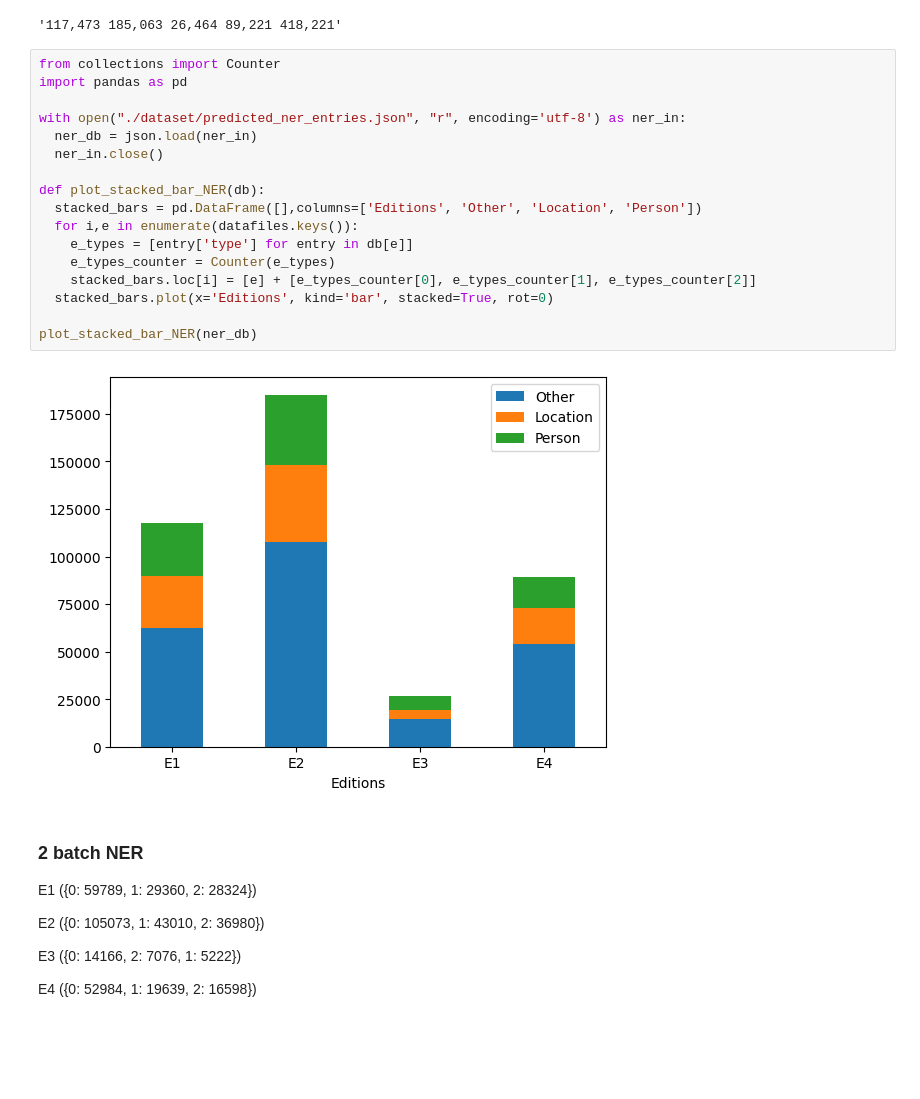
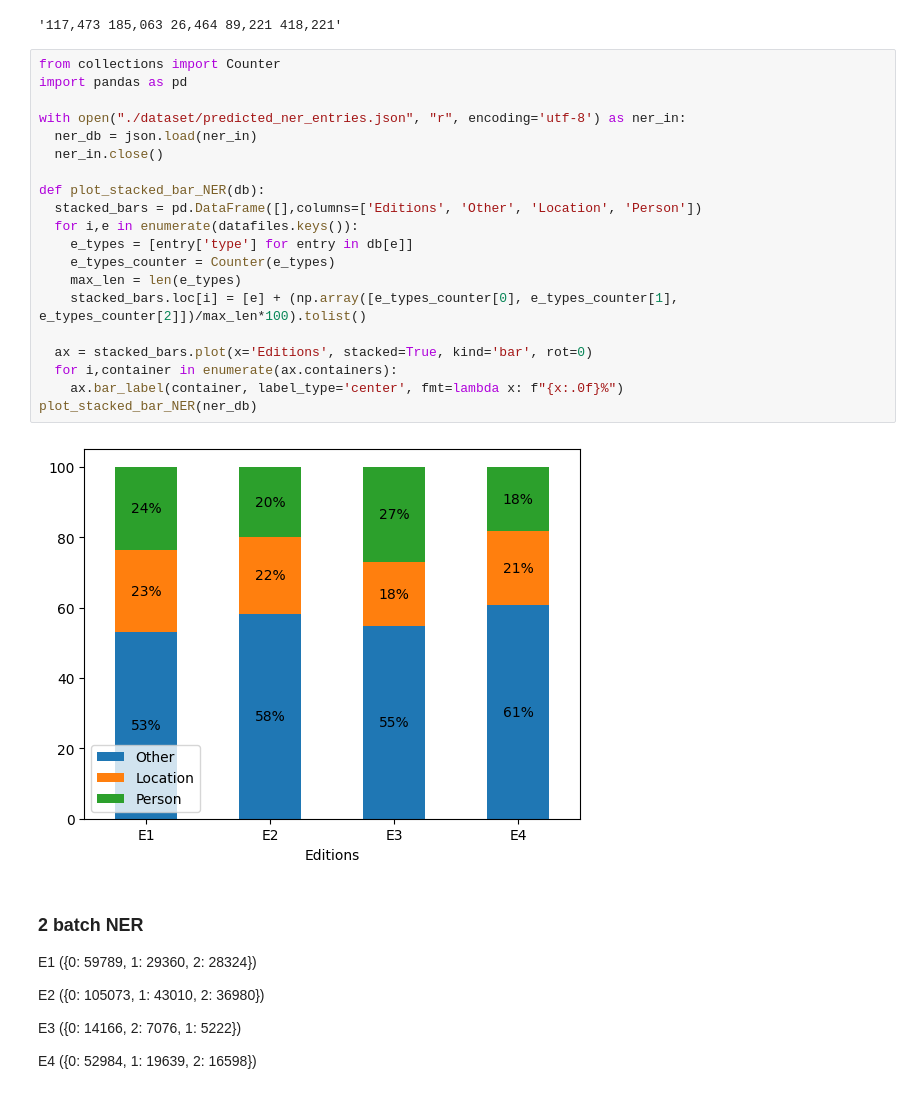
Before and after one commit to SalamSki/EDAN70, a Jupyter notebook: main.ipynb, the cells around one changed output. Drawn from its saved outputs; the diff is of its cells as text; blank space fills up the shorter version.

Commit message:
normalized % stacked bar chart

```diff
--- a/main.ipynb
+++ b/main.ipynb
@@ -494,22 +494,25 @@ f"{len(db['E1']):,} {len(db['E2']):,} {len(db['E3']):,} {len(db['E4']):,} {len(d
 # %%
 from collections import Counter
 import pandas as pd
 
 with open("./dataset/predicted_ner_entries.json", "r", encoding='utf-8') as ner_in:
   ner_db = json.load(ner_in)
   ner_in.close()
 
 def plot_stacked_bar_NER(db):
   stacked_bars = pd.DataFrame([],columns=['Editions', 'Other', 'Location', 'Person'])
   for i,e in enumerate(datafiles.keys()):
     e_types = [entry['type'] for entry in db[e]]
     e_types_counter = Counter(e_types)
-    stacked_bars.loc[i] = [e] + [e_types_counter[0], e_types_counter[1], e_types_counter[2]]
-  stacked_bars.plot(x='Editions', kind='bar', stacked=True, rot=0)
+    max_len = len(e_types)
+    stacked_bars.loc[i] = [e] + (np.array([e_types_counter[0], e_types_counter[1], e_types_counter[2]])/max_len*100).tolist()
 
+  ax = stacked_bars.plot(x='Editions', stacked=True, kind='bar', rot=0)
+  for i,container in enumerate(ax.containers):
+    ax.bar_label(container, label_type='center', fmt=lambda x: f"{x:.0f}%")
 plot_stacked_bar_NER(ner_db)
 # %% [output]
-[figure, old version]
+[figure, new version]
 # %% [markdown]
 ### 2 batch NER
 
```
